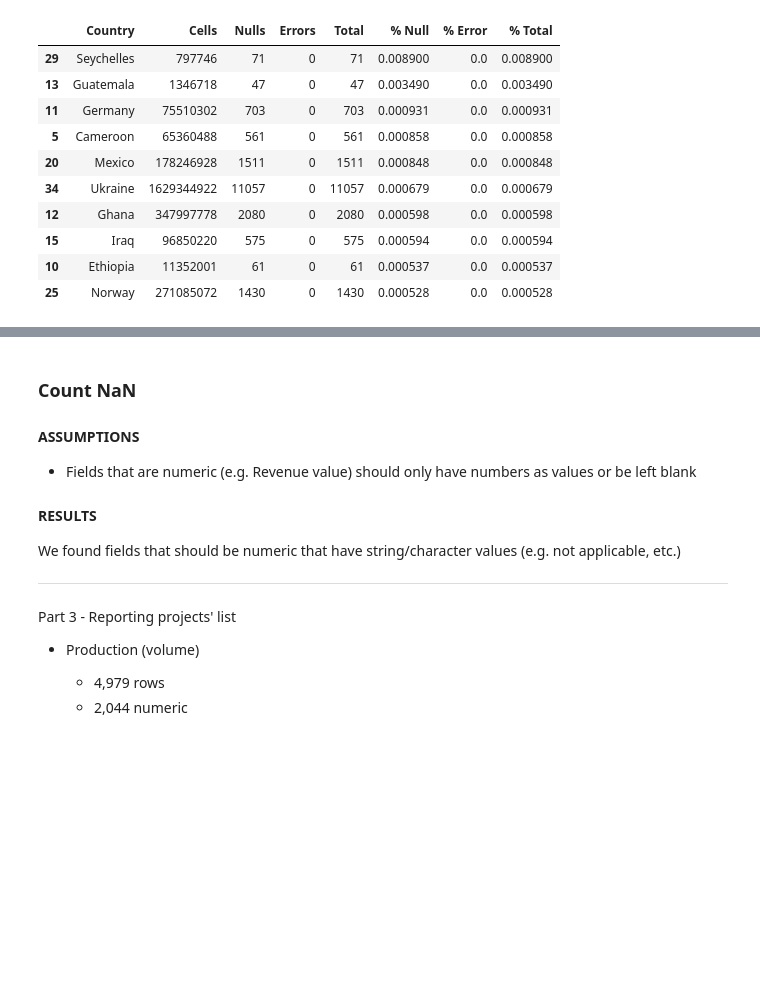
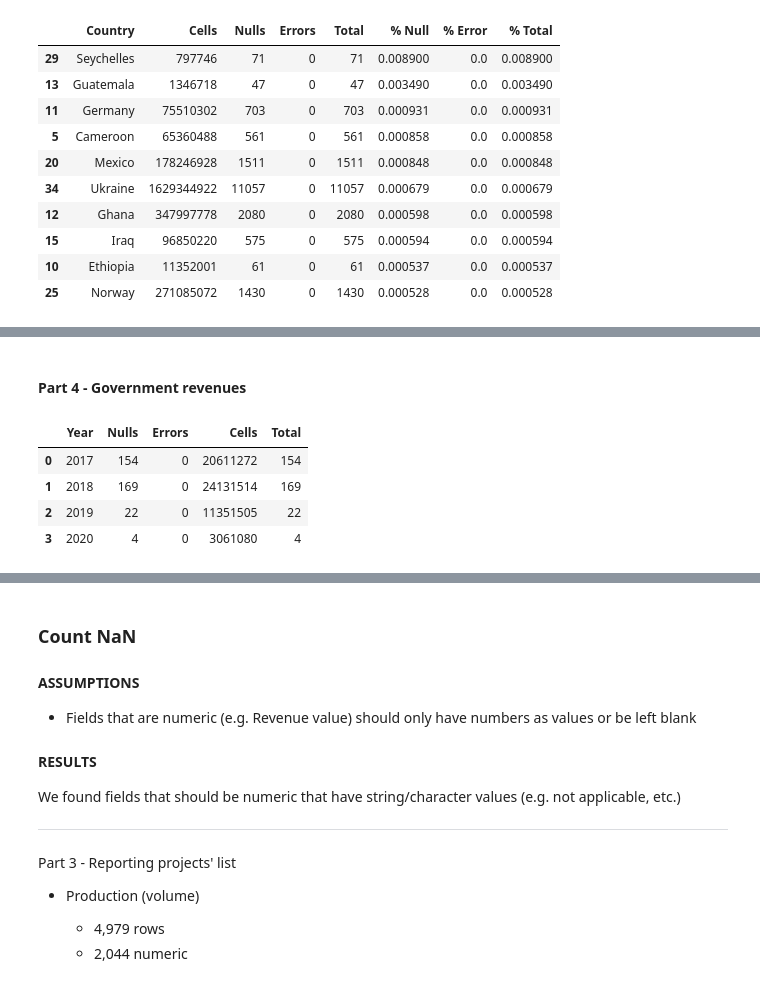
Before and after one commit to civicliteracies/EITI_SDT_data_verification_and_validation, a Jupyter notebook: 01 - Completeness and correctness.ipynb, the cells around one changed output, grey strips where cells are left out. Drawn from its saved outputs; the diff is of its cells as text; code cells hidden in the pictures; blank space fills up the shorter version.

```diff
--- a/01 - Completeness and correctness.ipynb
+++ b/01 - Completeness and correctness.ipynb
@@ -689,0 +722,10 @@ Top 10 countries based on % of Total Issues using NON-OPTIONAL columns
+# %% [markdown]
+#### Part 4 - Government revenues
+# %%
+count_issues(df_part_4, 'Year')
+# %% [output]
+|  | Year | Nulls | Errors | Cells | Total |
+| 0 | 2017 | 154 | 0 | 20611272 | 154 |
+| 1 | 2018 | 169 | 0 | 24131514 | 169 |
+| 2 | 2019 | 22 | 0 | 11351505 | 22 |
+| 3 | 2020 | 4 | 0 | 3061080 | 4 |
```
Also changed, not shown: parts of 9 cells of this notebook.
